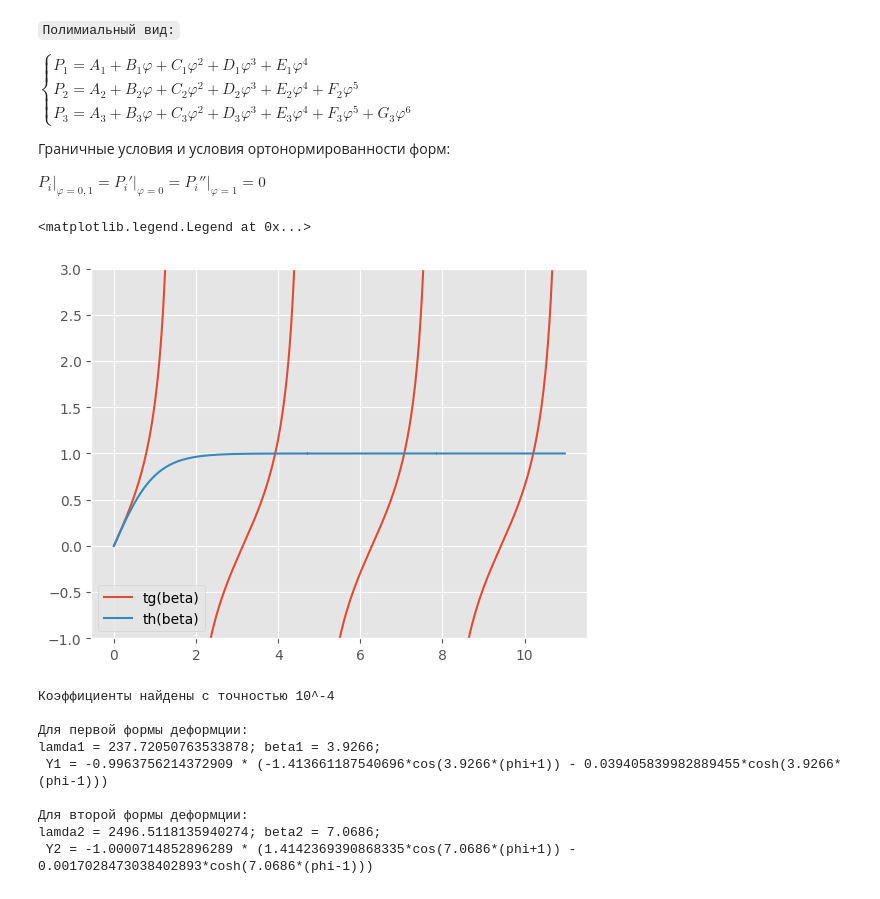
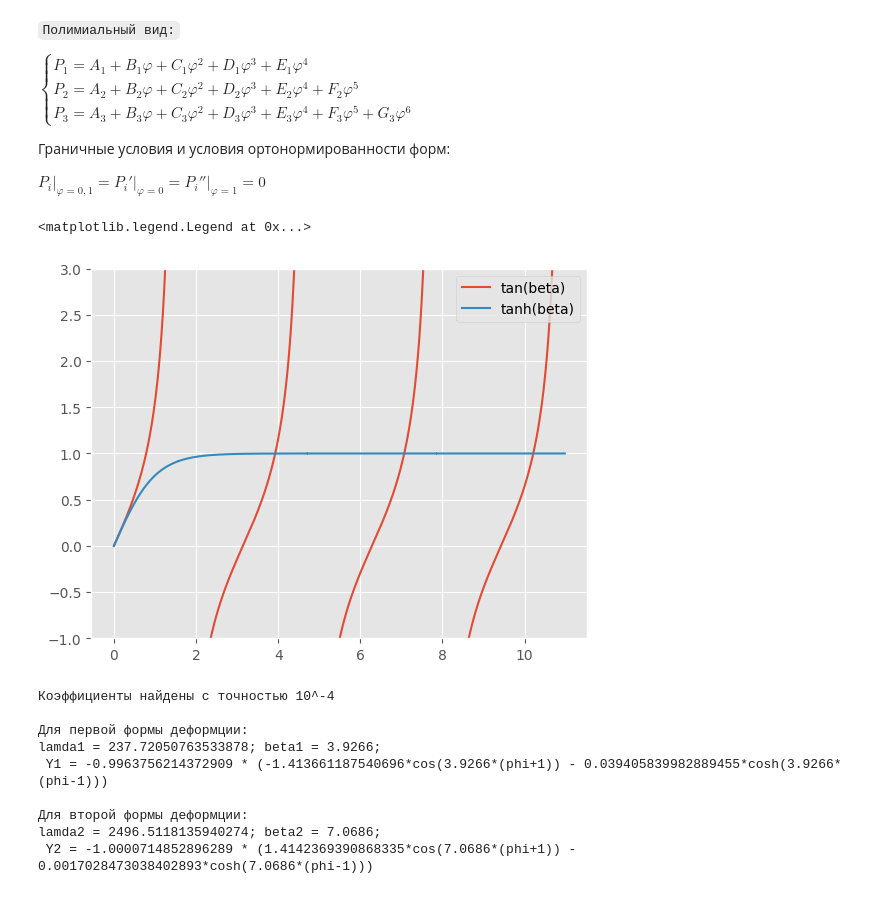
Before and after one commit to Ivan-Yagilev/DOOMs, a Jupyter notebook: calculation.ipynb, the cells around one changed output. Saved outputs shown, nothing was run; the diff lists cells and outputs as text; code cells hidden in the pictures.

Commit message:
fix sinh cosh tan tanh

```diff
--- a/calculation.ipynb
+++ b/calculation.ipynb
@@ -189,15 +189,15 @@ def krylov(phi, b):
 # %%
 beta = np.linspace(0, 11, 1000)
 eps = 0.01
 for k in range(4):
         beta[(beta > pi/2 + pi * k - eps) & (beta < pi/2 + pi *k + eps)] = np.nan
-plt.plot(beta, tan(beta), label='tg(beta)')
-plt.plot(beta, tanh(beta), label='th(beta)')
+plt.plot(beta, tan(beta), label='tan(beta)')
+plt.plot(beta, tanh(beta), label='tanh(beta)')
 plt.ylim(-1, 3)
 plt.legend(loc="best")
 # %% [output]
 <matplotlib.legend.Legend at 0x...>
-[figure, old version]
+[figure, new version]
 # %%
 def getSolution(a, b):
         eps=0.0001
```
Also changed, not shown: parts of 2 cells of this notebook, 1 other file.
